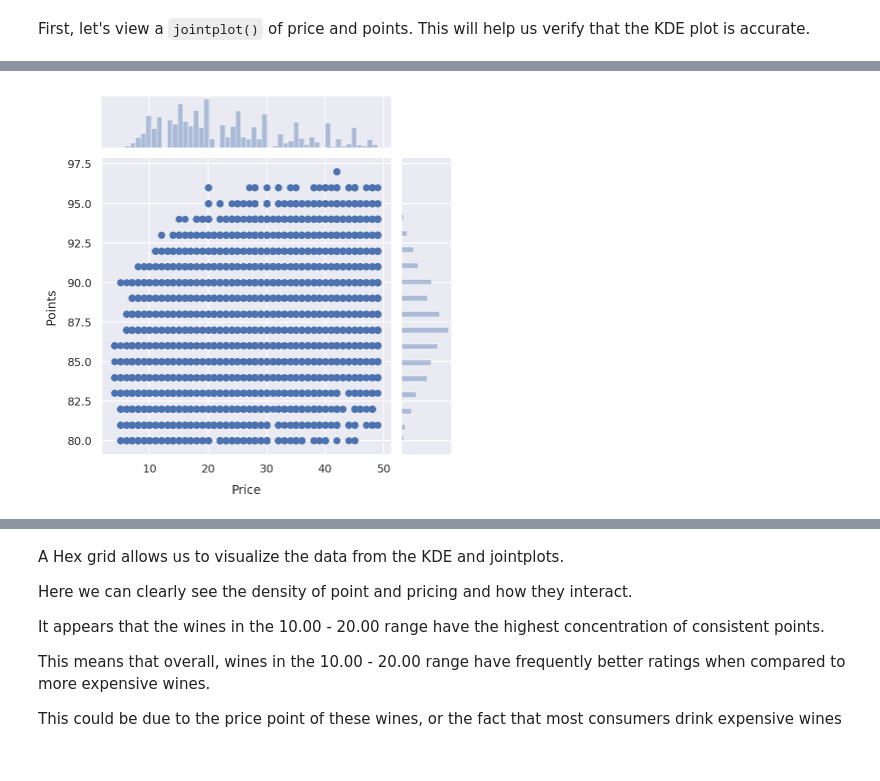
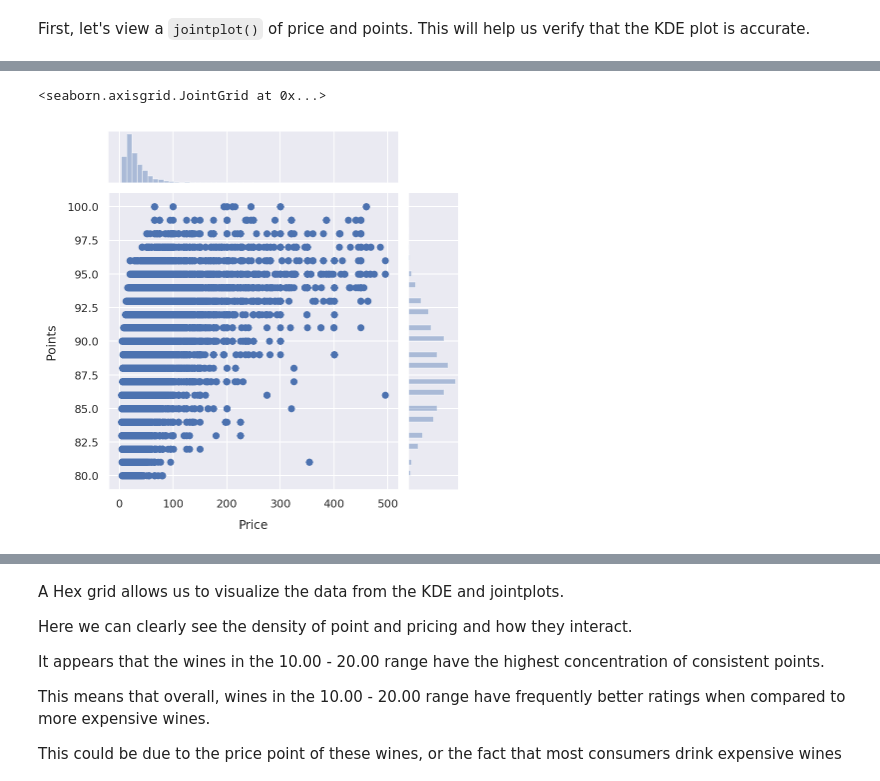
Before and after one commit to gorbulus/WineReviewAnalysis, a Jupyter notebook: WineReviewAnalysis.ipynb, the cells around one changed output, grey strips where cells are left out. Saved outputs shown, nothing was run; the diff lists cells and outputs as text; code cells hidden in the pictures.

````diff
--- a/WineReviewAnalysis.ipynb
+++ b/WineReviewAnalysis.ipynb
@@ -996,6 +1008,7 @@ The model uses the kernel (focus) density to assist in preditions in future mode
 # %% [markdown]
 First, let's view a ```jointplot()``` of price and points.  This will help us verify that the KDE plot is accurate.
 # %%
+%%time
 # Jointplot
-sns.jointplot(x='Price', y='Points', data=reviews_df[reviews_df['Price'] < 50])
+sns.jointplot(x='Price', y='Points', data=reviews_df[reviews_df['Price'] < 500])
 # %% [output]
@@ -1003,2 +1017,3 @@ sns.jointplot(x='Price', y='Points', data=reviews_df[reviews_df['Price'] < 50])
+<seaborn.axisgrid.JointGrid at 0x...>
-[figure, old version]
+[figure, new version]
 # %%
````
Also changed, not shown: parts of 15 cells of this notebook.
